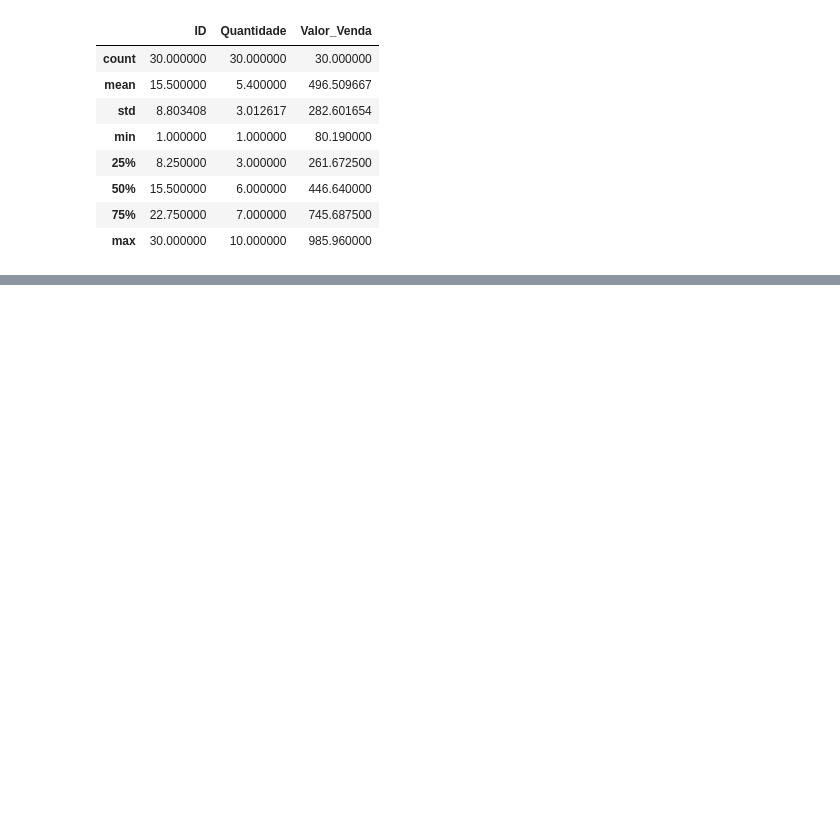
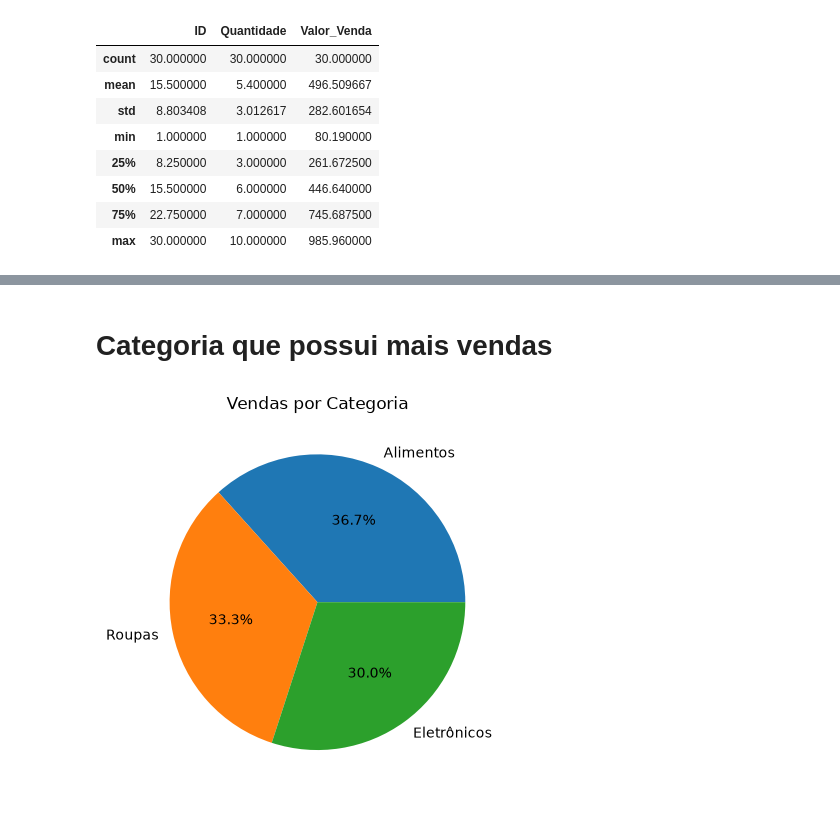
Before and after one commit to Lana230/analise_de_dados, a Jupyter notebook: atividade.ipynb, the cells around one changed output, grey strips where cells are left out. Saved outputs shown, nothing was run; the diff lists cells and outputs as text; code cells hidden in the pictures; blank space fills up the shorter version.

```diff
--- a/atividade.ipynb
+++ b/atividade.ipynb
@@ -65,0 +102,10 @@ df.describe()
+# %% [markdown]
+# Categoria que possui mais vendas
+# %%
+vendas_por_categoria = df["Categoria"].value_counts()
+
+plt.pie(vendas_por_categoria.values,  labels=vendas_por_categoria.index, autopct="%1.1f%%")
+plt.title("Vendas por Categoria")
+plt.show()
+# %% [output]
+[figure, added]
```
Also changed, not shown: parts of 7 cells of this notebook.
